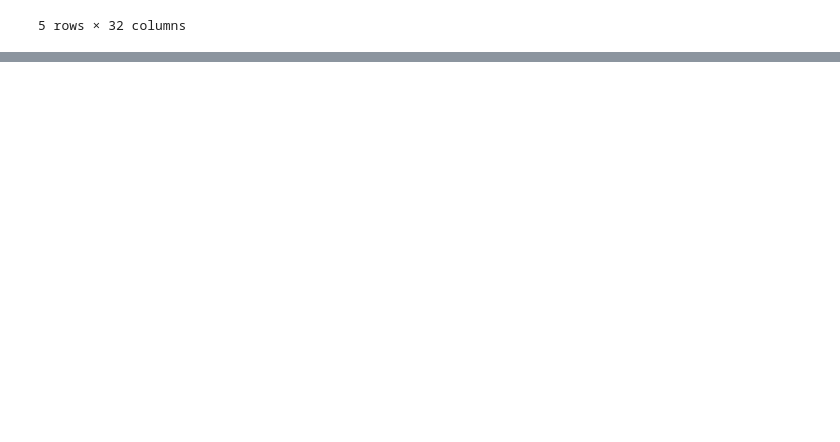
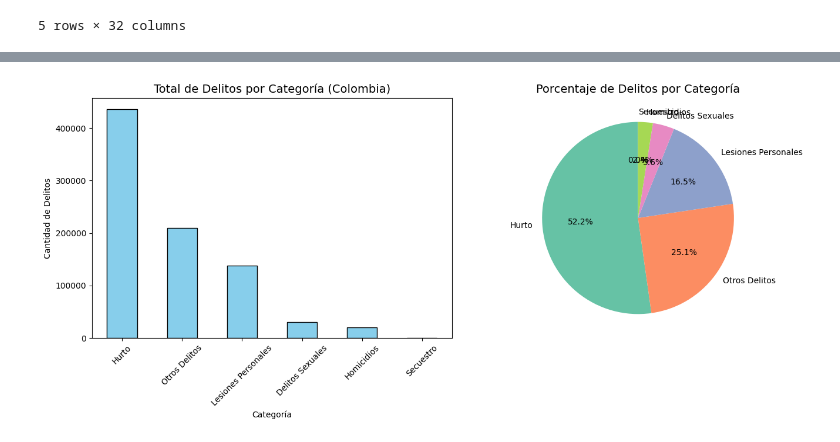
Before and after one commit to majo581/TALLERES, a Jupyter notebook: trabajo_de_econometria.ipynb, the cells around one changed output, grey strips where cells are left out. Cells and saved outputs as stored; diff of their text form; code cells hidden in the pictures; blank space fills up the shorter version.

```diff
--- a/trabajo_de_econometria.ipynb
+++ b/trabajo_de_econometria.ipynb
@@ -29,0 +81,16 @@ Registros solo de 2024: 3014
+# %%
+df_delitos = pd.read_excel('INFORMACIÓN_DE_DELITOS_A_NIVEL_DE_REGISTRO_AÑO_2024_0.xlsx', skiprows=11)
+
+# Limpiar
+df_delitos = df_delitos.dropna(subset=['MUNICIPIO', 'DELITOS'], how='all')
+
+palabras_clave = ['TOTAL', 'Fuente', 'Fecha', 'DELITOS OPERACIÓN']
+for palabra in palabras_clave:
+    mascara = df_delitos['DELITOS'].astype(str).str.contains(palabra, case=False, na=False)
+    df_delitos = df_delitos[~mascara]
+
+# Verificar
+print(" BASE LIMPIA")
+print(f"Registros finales: {len(df_delitos)}")
+print("\nÚltimos 5 registros:")
+print(df_delitos.tail(5))
@@ -29,0 +324,27 @@ Registros solo de 2024: 3014
+# %%
+import matplotlib.pyplot as plt
+import seaborn as sns
+
+# Configurar estilo
+plt.style.use('default')
+sns.set_palette("Set2")
+
+# Gráfico 1: Delitos por categoría (total nacional)
+fig, ax = plt.subplots(1, 2, figsize=(14, 6))
+
+# Gráfico de barras
+categorias_total = df_delitos.groupby('CATEGORIA')['CANTIDAD'].sum().sort_values(ascending=False)
+categorias_total.plot(kind='bar', ax=ax[0], color='skyblue', edgecolor='black')
+ax[0].set_title('Total de Delitos por Categoría (Colombia)', fontsize=14)
+ax[0].set_xlabel('Categoría')
+ax[0].set_ylabel('Cantidad de Delitos')
+ax[0].tick_params(axis='x', rotation=45)
+
+# Gráfico de pastel
+ax[1].pie(categorias_total, labels=categorias_total.index, autopct='%1.1f%%', startangle=90)
+ax[1].set_title('Porcentaje de Delitos por Categoría', fontsize=14)
+
+plt.tight_layout()
+plt.show()
+# %% [output]
+[figure, added]
```
Also changed, not shown: parts of 18 cells of this notebook.
